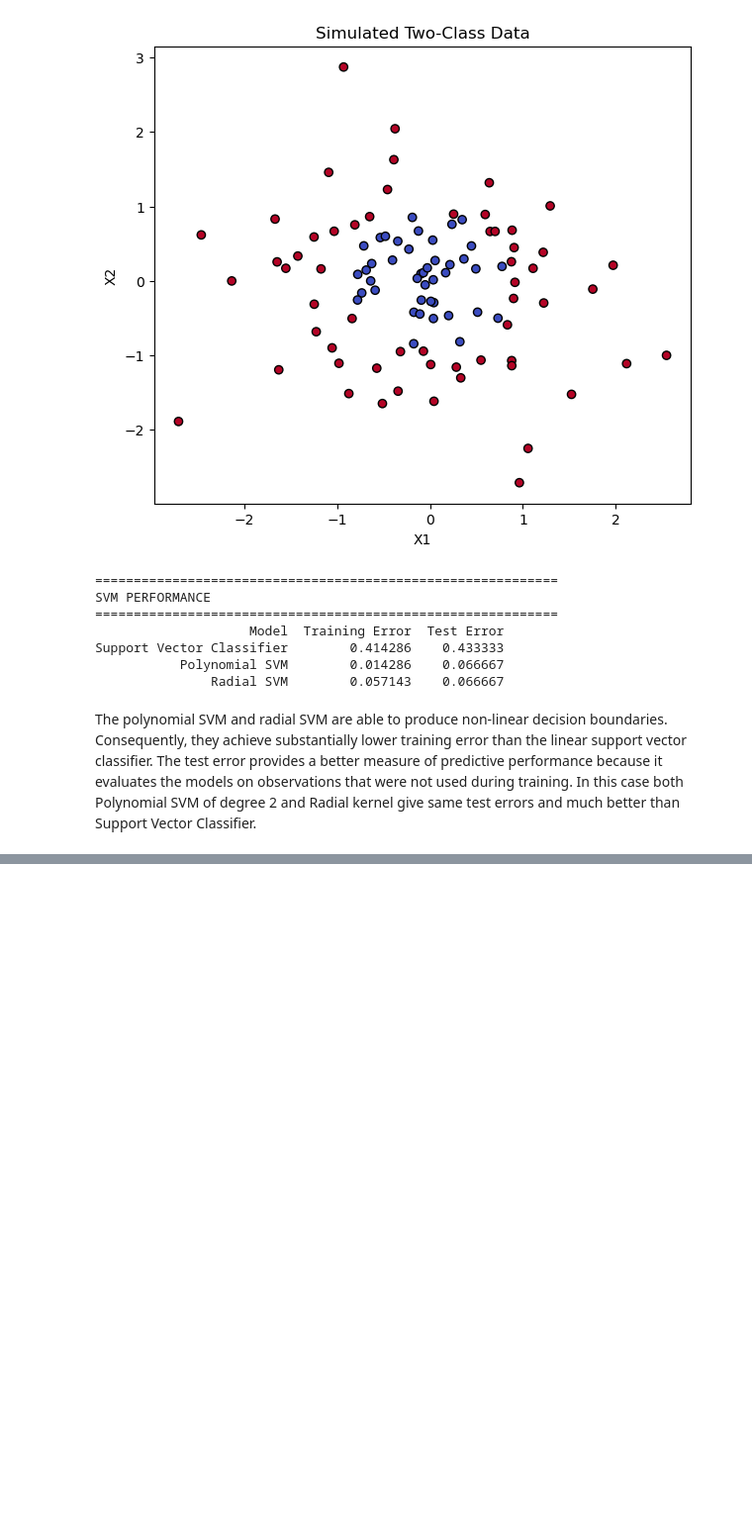
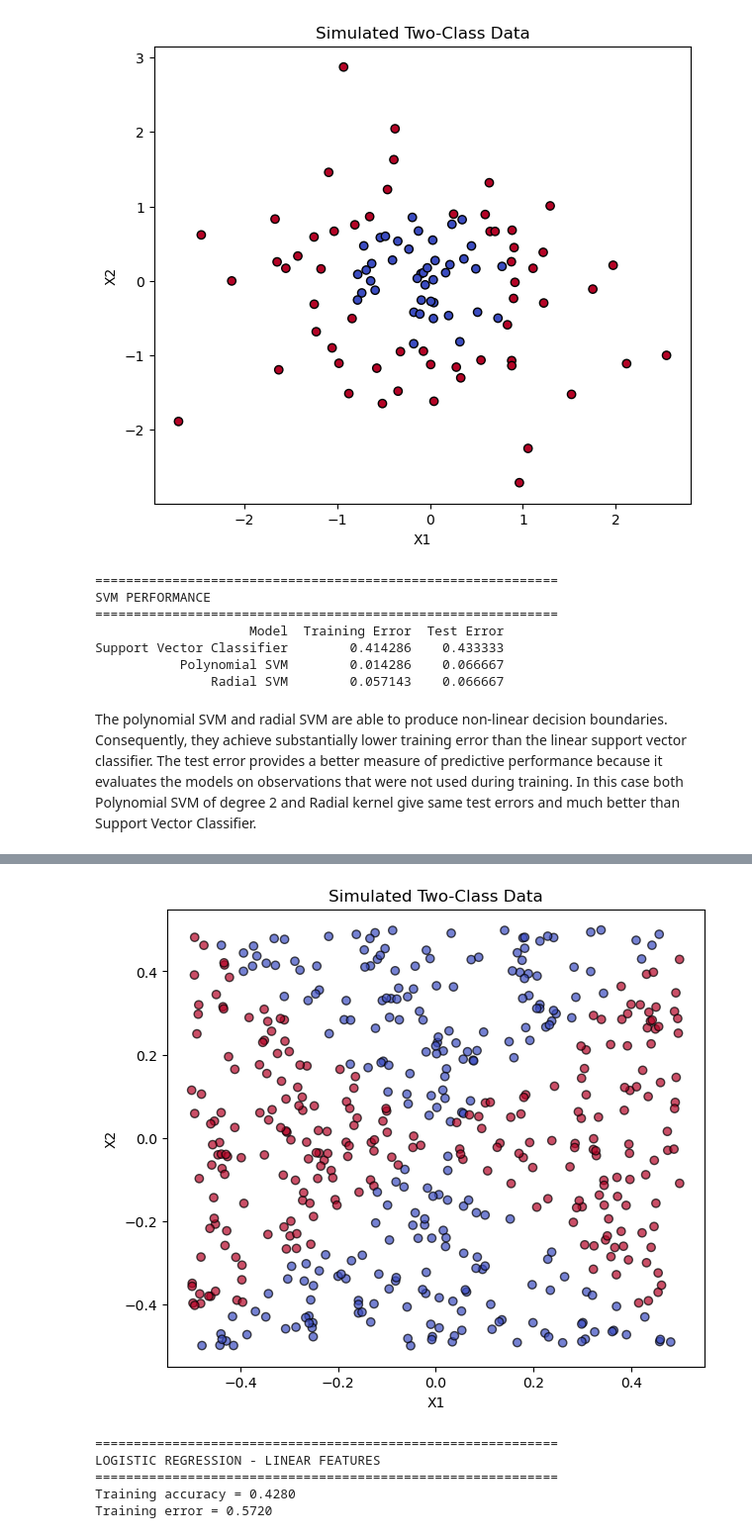
Before and after one commit to sumukha-r/isl-python-solutions, a Jupyter notebook: Chapter09-Support-Vector-Machines/Chapter09-Support-Vector-Machines.ipynb, the cells around one changed output, grey strips where cells are left out. Shown at 99% size. Saved outputs shown, nothing was run; the diff lists cells and outputs as text; code cells hidden in the pictures; blank space fills up the shorter version.

```diff
--- a/Chapter09-Support-Vector-Machines/Chapter09-Support-Vector-Machines.ipynb
+++ b/Chapter09-Support-Vector-Machines/Chapter09-Support-Vector-Machines.ipynb
@@ -69,0 +73,15 @@ The polynomial SVM and radial SVM are able to produce non-linear decision bounda
+# %%
+rng = np.random.default_rng(5)
+x1 = rng.uniform(size=500) - 0.5
+x2 = rng.uniform(size=500) - 0.5
+y = (x1**2 - x2**2 > 0).astype(int)
+
+X = pd.DataFrame({"X1": x1, "X2": x2})
+
+print("=" * 60)
+print("SIMULATED DATA")
+print("=" * 60)
+print(f"Observations: {len(X)}")
+print(f"Features: {X.shape[1]}")
+print(f"Class 0 observations: {(y == 0).sum()}")
+print(f"Class 1 observations: {(y == 1).sum()}")
@@ -69,0 +96,25 @@ The polynomial SVM and radial SVM are able to produce non-linear decision bounda
+# %%
+plt.figure(figsize=(7, 6))
+plt.scatter(x1, x2, c=y, cmap="coolwarm", edgecolor="k", alpha=0.7)
+plt.xlabel("X1")
+plt.ylabel("X2")
+plt.title("Simulated Two-Class Data")
+plt.show()
+# %% [output]
+[figure, added]
+# %%
+logistic_linear = LogisticRegression(C=1e6, max_iter=10000)
+logistic_linear.fit(X, y)
+y_pred_linear = logistic_linear.predict(X)
+
+print("=" * 60)
+print("LOGISTIC REGRESSION - LINEAR FEATURES")
+print("=" * 60)
+print(f"Training accuracy = {accuracy_score(y, y_pred_linear):.4f}")
+print(f"Training error = {1 - accuracy_score(y, y_pred_linear):.4f}")
+# %% [output]
+============================================================
+LOGISTIC REGRESSION - LINEAR FEATURES
+============================================================
+Training accuracy = 0.4280
+Training error = 0.5720
```
Also changed, not shown: parts of 12 cells of this notebook, 1 other file.
